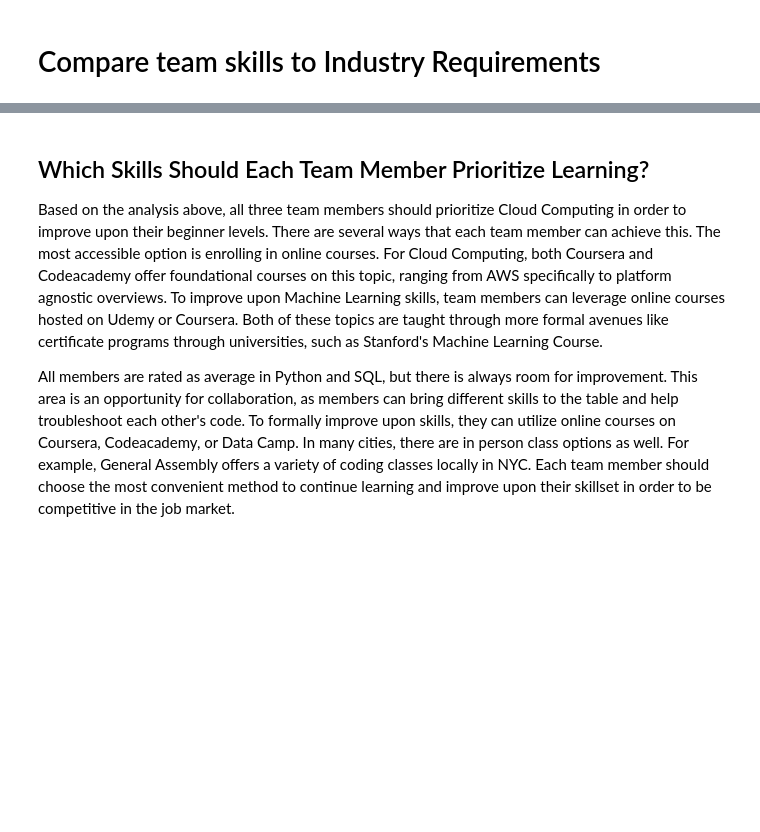
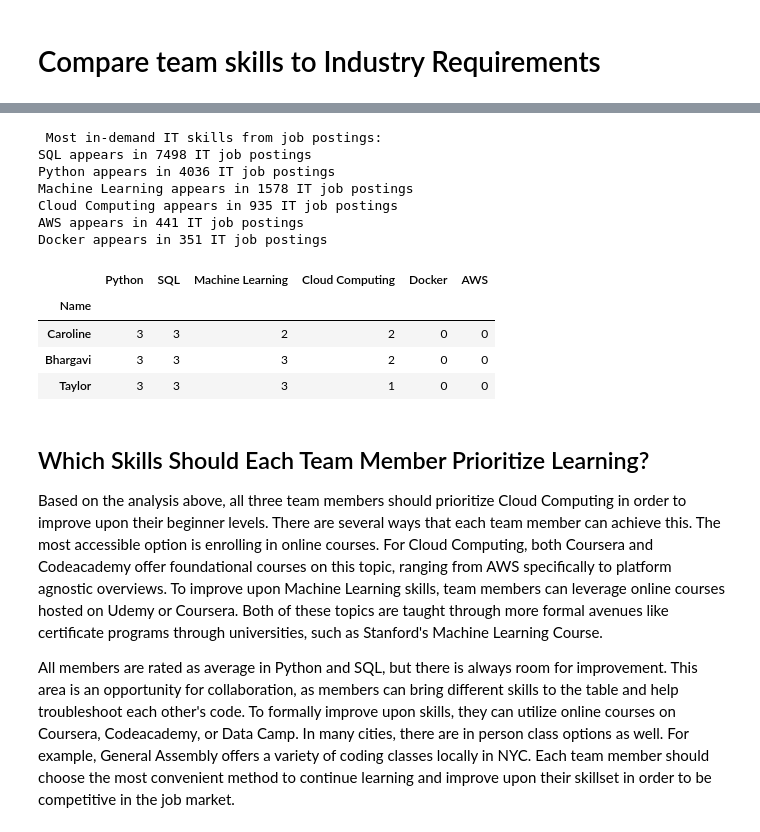
Before and after one commit to cosull93/AI-Careers-Group4, a Jupyter notebook: docs/skill_gap_analysis.ipynb, the cells around one changed output, grey strips where cells are left out. Cells and saved outputs as stored; diff of their text form; code cells hidden in the pictures; blank space fills up the shorter version.

Commit message:
added Compare team skills to Industry Requirements

```diff
--- a/docs/skill_gap_analysis.ipynb
+++ b/docs/skill_gap_analysis.ipynb
@@ -75,3 +111,46 @@ only showing top 20 rows
+# %%
+
+it_jobs = pandas_cleaned[
+    (pandas_cleaned["NAICS_2022_2_NAME"] == "Information") |
+    (pandas_cleaned["NAICS_2022_2_NAME"] == "Professional, Scientific, and Technical Services")
+][["NAICS_2022_2_NAME", "SPECIALIZED_SKILLS_NAME"]].copy()
+
+it_jobs["SPECIALIZED_SKILLS_NAME"] = it_jobs["SPECIALIZED_SKILLS_NAME"].astype(str)
+it_jobs["SPECIALIZED_SKILLS_NAME"] = it_jobs["SPECIALIZED_SKILLS_NAME"].str.replace("\n", " ")
+it_jobs["SPECIALIZED_SKILLS_NAME"] = it_jobs["SPECIALIZED_SKILLS_NAME"].str.strip()
+
+
+top_skills = ["Python", "SQL", "Machine Learning", "Cloud Computing", "Docker", "AWS"]
+
+job_skill_counts = Counter()
+
+for skill in top_skills:
+    count = it_jobs["SPECIALIZED_SKILLS_NAME"].str.contains(skill, case=False).sum()
+    job_skill_counts[skill] = count
+
+print(" Most in-demand IT skills from job postings:")
+
+for skill, count in job_skill_counts.most_common():
+    print(f"{skill} appears in {count} IT job postings")
+
+for skill in top_skills:
+    if skill not in df_skills.columns:
+        df_skills[skill] = 0
+
+df_skills
+# %% [output]
+ Most in-demand IT skills from job postings:
+SQL appears in 7498 IT job postings
+Python appears in 4036 IT job postings
+Machine Learning appears in 1578 IT job postings
+Cloud Computing appears in 935 IT job postings
+AWS appears in 441 IT job postings
+Docker appears in 351 IT job postings
+|  | Python | SQL | Machine Learning | Cloud Computing | Docker | AWS |
+| Name |  |  |  |  |  |  |
+| Caroline | 3 | 3 | 2 | 2 | 0 | 0 |
+| Bhargavi | 3 | 3 | 3 | 2 | 0 | 0 |
+| Taylor | 3 | 3 | 3 | 1 | 0 | 0 |
 # %% [markdown]
 ## Which Skills Should Each Team Member Prioritize Learning?
 
```
Also changed, not shown: parts of 1 cell of this notebook.
